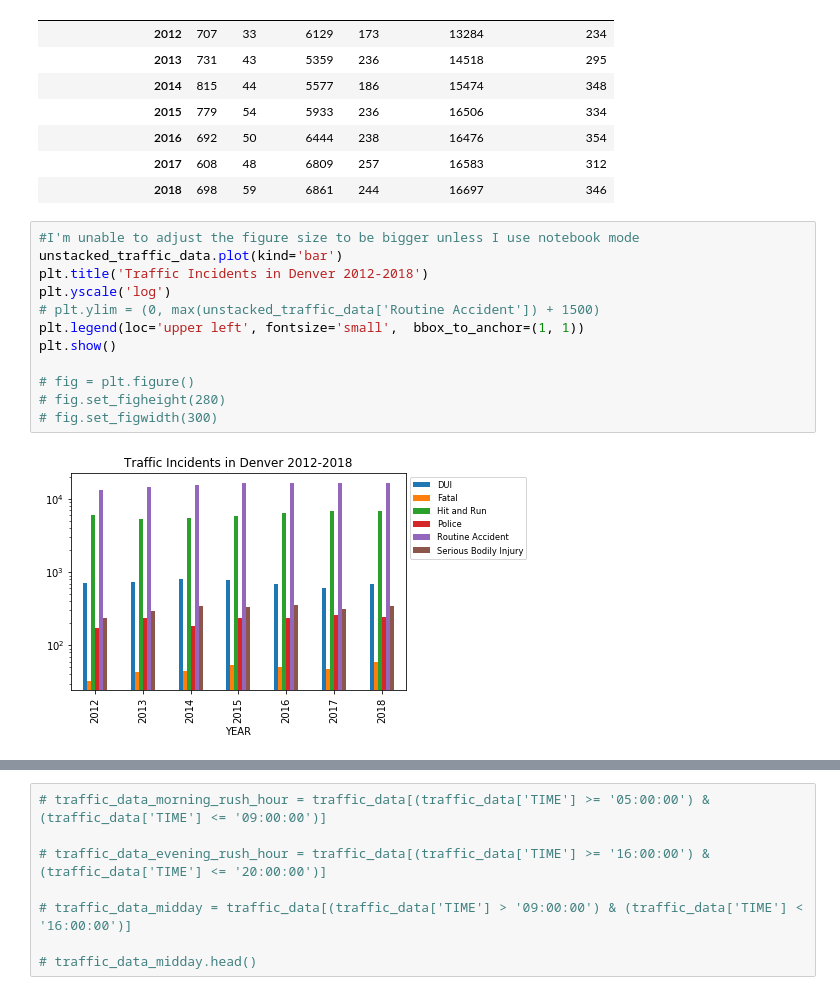
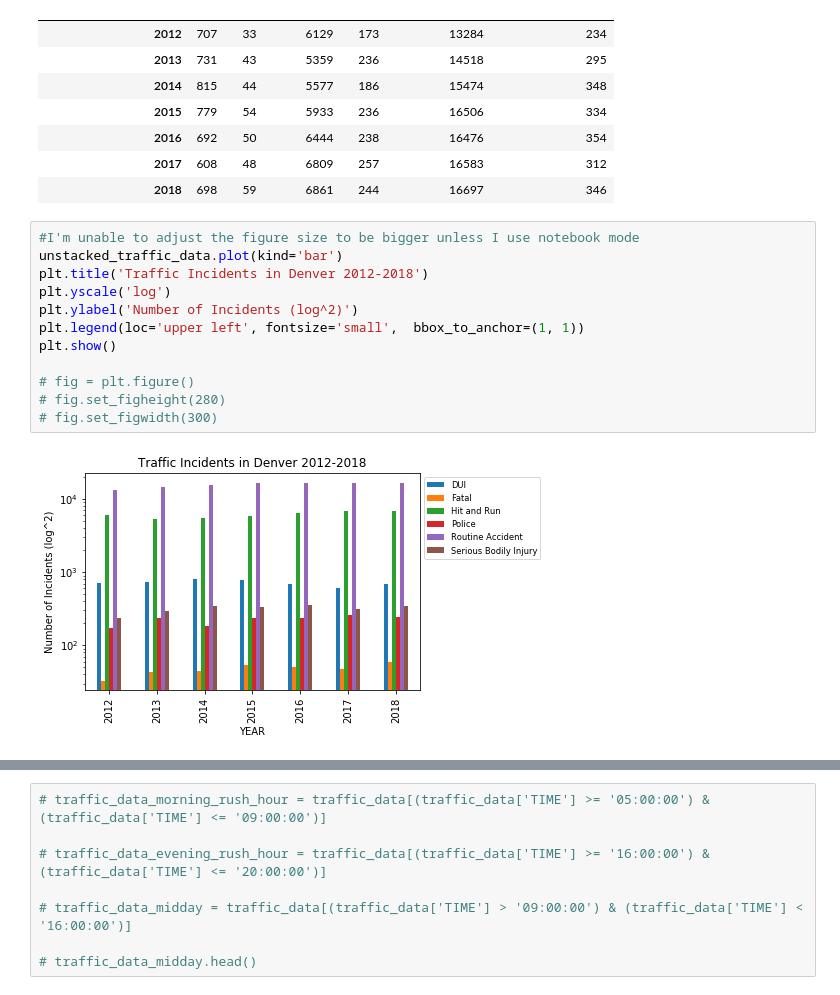
Before and after one commit to LuLu-89/Denver_traffic_woes, a Jupyter notebook: traffic_data_analysis.ipynb, the cells around one changed output, grey strips where cells are left out. Saved outputs shown, nothing was run; the diff lists cells and outputs as text.

```diff
--- a/traffic_data_analysis.ipynb
+++ b/traffic_data_analysis.ipynb
@@ -167,14 +167,14 @@ unstacked_traffic_data
 # %%
 #I'm unable to adjust the figure size to be bigger unless I use notebook mode
 unstacked_traffic_data.plot(kind='bar')
 plt.title('Traffic Incidents in Denver 2012-2018')
 plt.yscale('log')
-# plt.ylim = (0, max(unstacked_traffic_data['Routine Accident']) + 1500)
+plt.ylabel('Number of Incidents (log^2)')
 plt.legend(loc='upper left', fontsize='small',  bbox_to_anchor=(1, 1))
 plt.show()
 
 # fig = plt.figure()
 # fig.set_figheight(280)
 # fig.set_figwidth(300)
 # %% [output]
-[figure, old version]
+[figure, new version]
```
Also changed, not shown: parts of 1 cell of this notebook.
